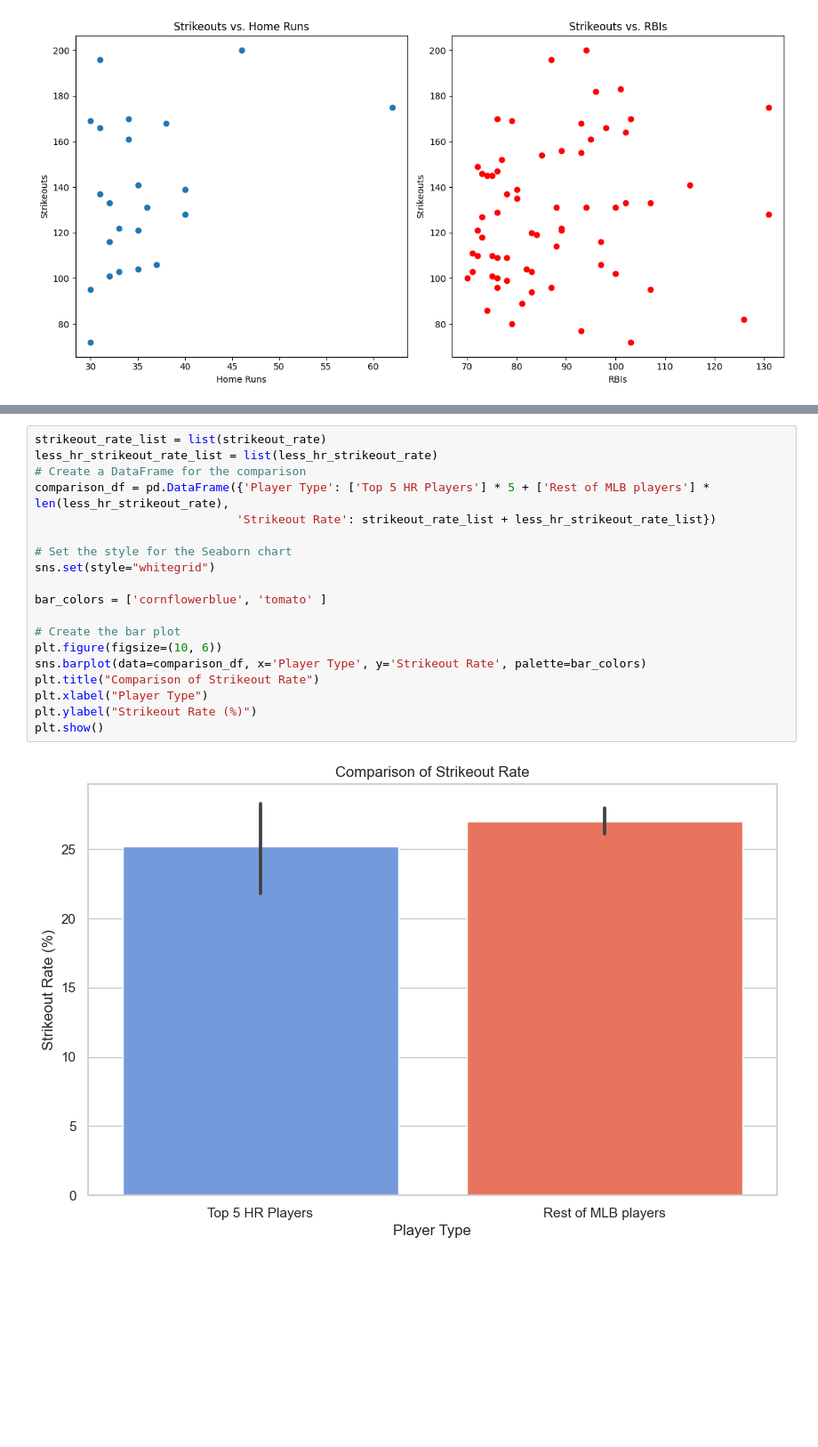
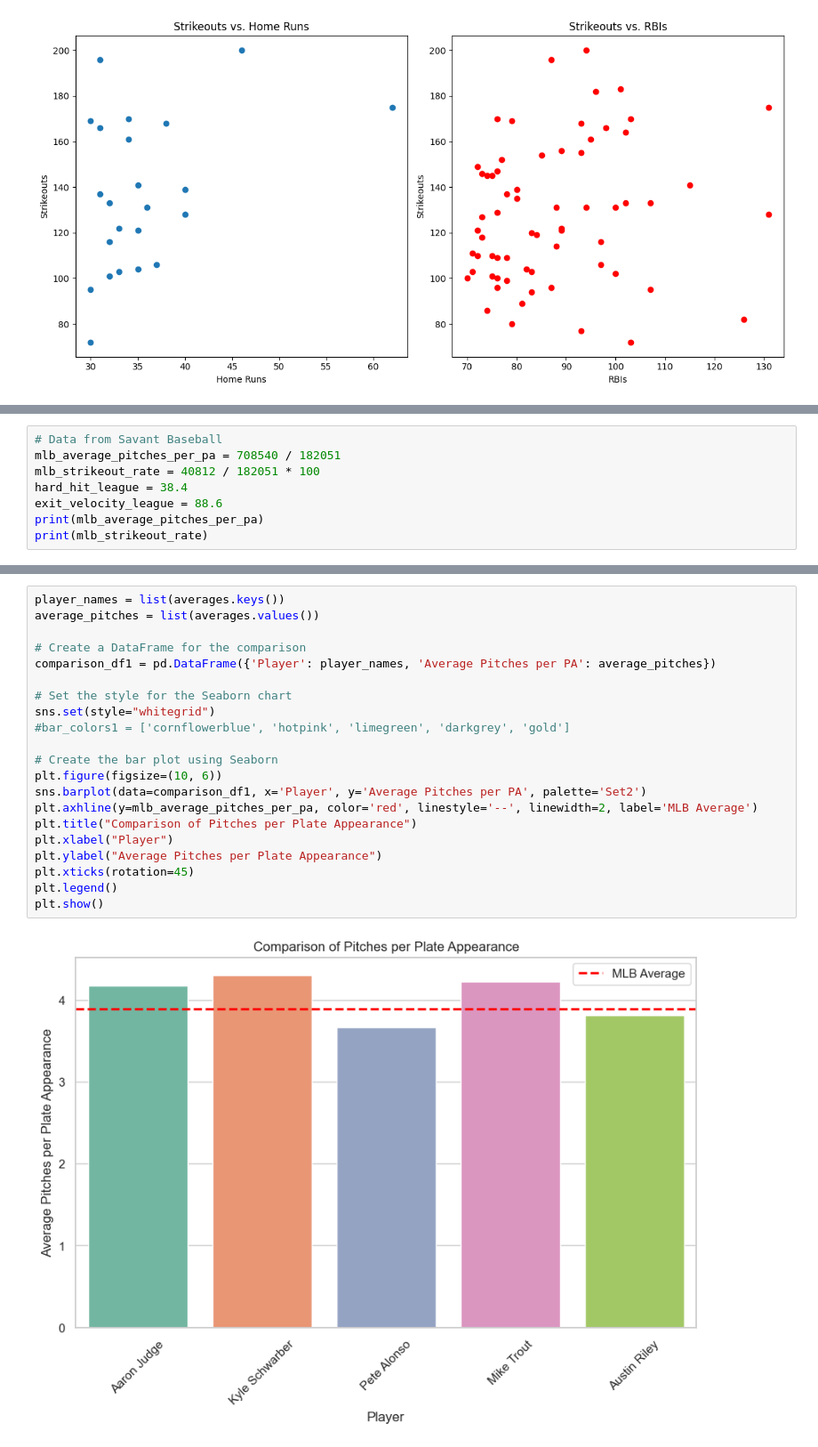
Before and after one commit to eme-eleuce/baseball-2022, a Jupyter notebook: baseball.ipynb, the cells around one changed output, grey strips where cells are left out. Shown: that part at 89% size. Cells and saved outputs as stored; diff of their text form; blank space fills up the shorter version.

```diff
--- a/baseball.ipynb
+++ b/baseball.ipynb
@@ -343,0 +344,8 @@ plt.show()
+# %%
+# Data from Savant Baseball
+mlb_average_pitches_per_pa = 708540 / 182051
+mlb_strikeout_rate = 40812 / 182051 * 100
+hard_hit_league = 38.4
+exit_velocity_league = 88.6
+print(mlb_average_pitches_per_pa)
+print(mlb_strikeout_rate)
@@ -344,21 +424,23 @@ plt.show()
 # %%
-strikeout_rate_list = list(strikeout_rate)
-less_hr_strikeout_rate_list = list(less_hr_strikeout_rate)
+player_names = list(averages.keys())
+average_pitches = list(averages.values())
+
 # Create a DataFrame for the comparison
-comparison_df = pd.DataFrame({'Player Type': ['Top 5 HR Players'] * 5 + ['Rest of MLB players'] * len(less_hr_strikeout_rate),
-                             'Strikeout Rate': strikeout_rate_list + less_hr_strikeout_rate_list})
+comparison_df1 = pd.DataFrame({'Player': player_names, 'Average Pitches per PA': average_pitches})
 
 # Set the style for the Seaborn chart
 sns.set(style="whitegrid")
+#bar_colors1 = ['cornflowerblue', 'hotpink', 'limegreen', 'darkgrey', 'gold']
 
-bar_colors = ['cornflowerblue', 'tomato' ]
-
-# Create the bar plot
+# Create the bar plot using Seaborn
 plt.figure(figsize=(10, 6))
-sns.barplot(data=comparison_df, x='Player Type', y='Strikeout Rate', palette=bar_colors)
-plt.title("Comparison of Strikeout Rate")
-plt.xlabel("Player Type")
-plt.ylabel("Strikeout Rate (%)")
+sns.barplot(data=comparison_df1, x='Player', y='Average Pitches per PA', palette='Set2')
+plt.axhline(y=mlb_average_pitches_per_pa, color='red', linestyle='--', linewidth=2, label='MLB Average')
+plt.title("Comparison of Pitches per Plate Appearance")
+plt.xlabel("Player")
+plt.ylabel("Average Pitches per Plate Appearance")
+plt.xticks(rotation=45)
+plt.legend()
 plt.show()
 # %% [output]
-[figure, old version]
+[figure, new version]
```
Also changed, not shown: parts of 23 cells of this notebook, 3 other files.
